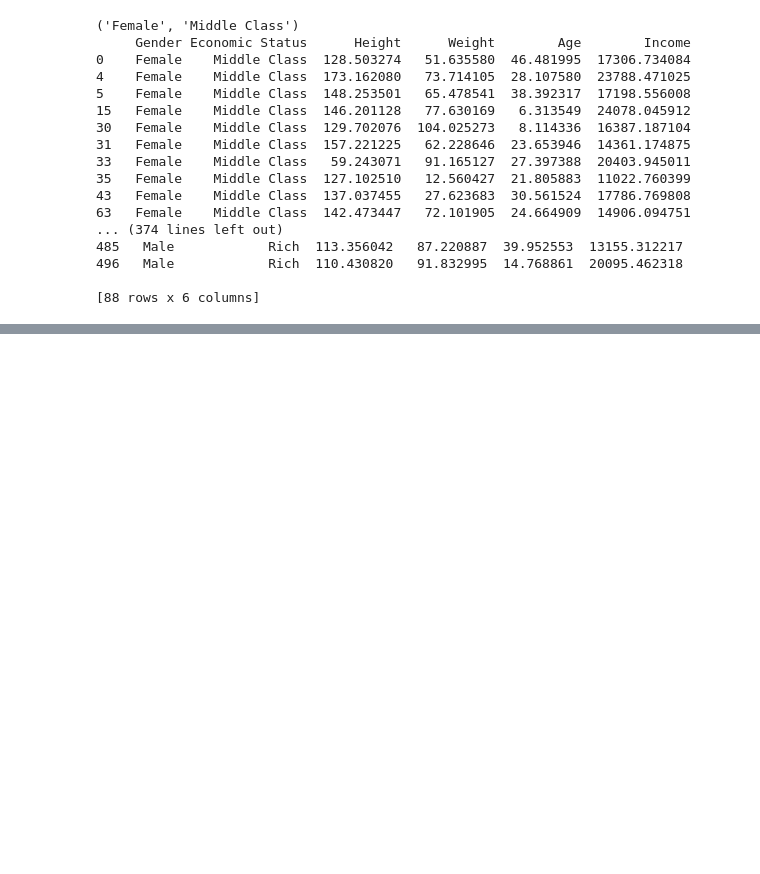
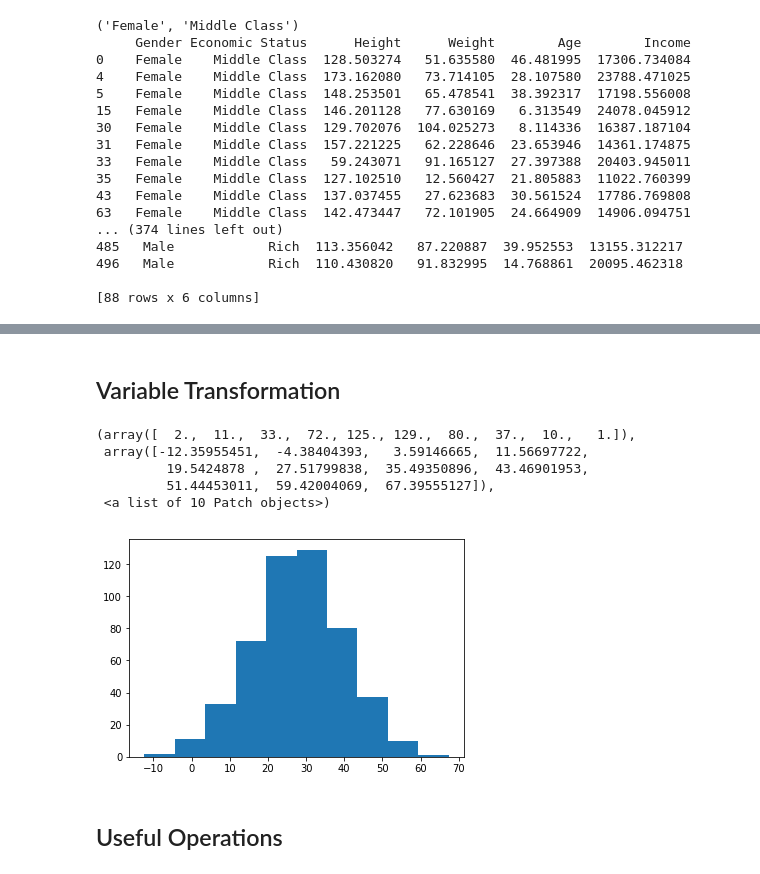
Before and after one commit to jasalazar/machine_learning_1, a Jupyter notebook: notebooks/Example_5 - Data Grouping.ipynb, the cells around one changed output, grey strips where cells are left out. Cells and saved outputs as stored; diff of their text form; code cells hidden in the pictures; blank space fills up the shorter version.

Commit message:
Other Operations

```diff
--- a/notebooks/Example_5 - Data Grouping.ipynb
+++ b/notebooks/Example_5 - Data Grouping.ipynb
@@ -111,0 +250,5 @@ for names, groups in double_group:
+# %% [markdown]
+## Variable Transformation
+# %%
+zscore = lambda x: ( x - x.mean()/x.std() ) #This returns a DataFrame
+z_group = double_group.transform( zscore )
@@ -111,0 +257,11 @@ for names, groups in double_group:
+# %%
+plt.hist( z_group["Age"] )
+# %% [output]
+(array([  2.,  11.,  33.,  72., 125., 129.,  80.,  37.,  10.,   1.]),
+ array([-12.35955451,  -4.38404393,   3.59146665,  11.56697722,
+         19.5424878 ,  27.51799838,  35.49350896,  43.46901953,
+         51.44453011,  59.42004069,  67.39555127]),
+ <a list of 10 Patch objects>)
+[figure, added]
+# %% [markdown]
+## Useful Operations
```
Also changed, not shown: parts of 19 cells of this notebook.
